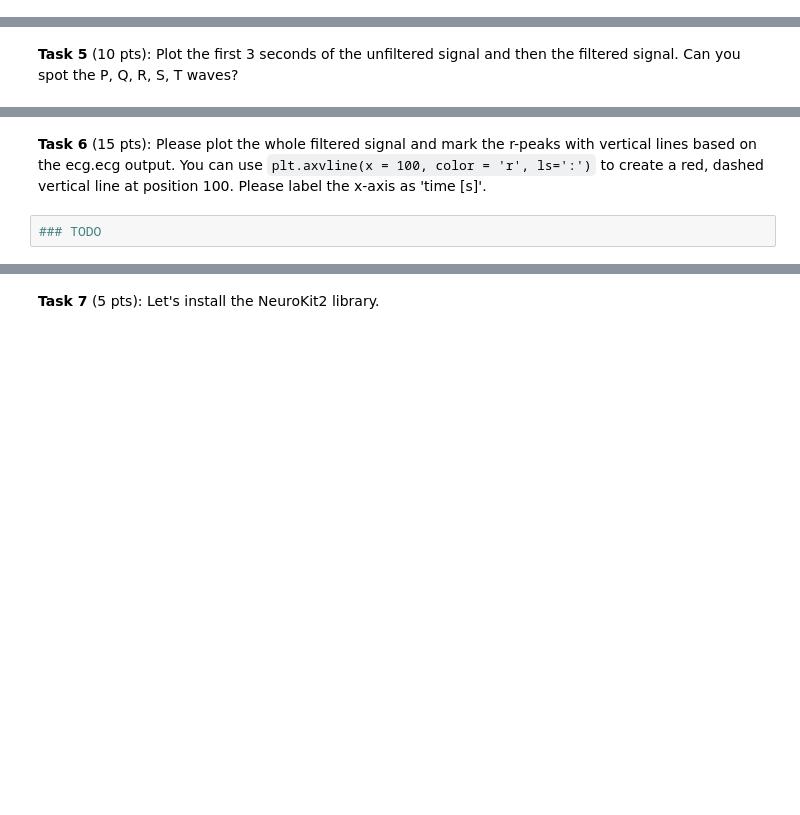
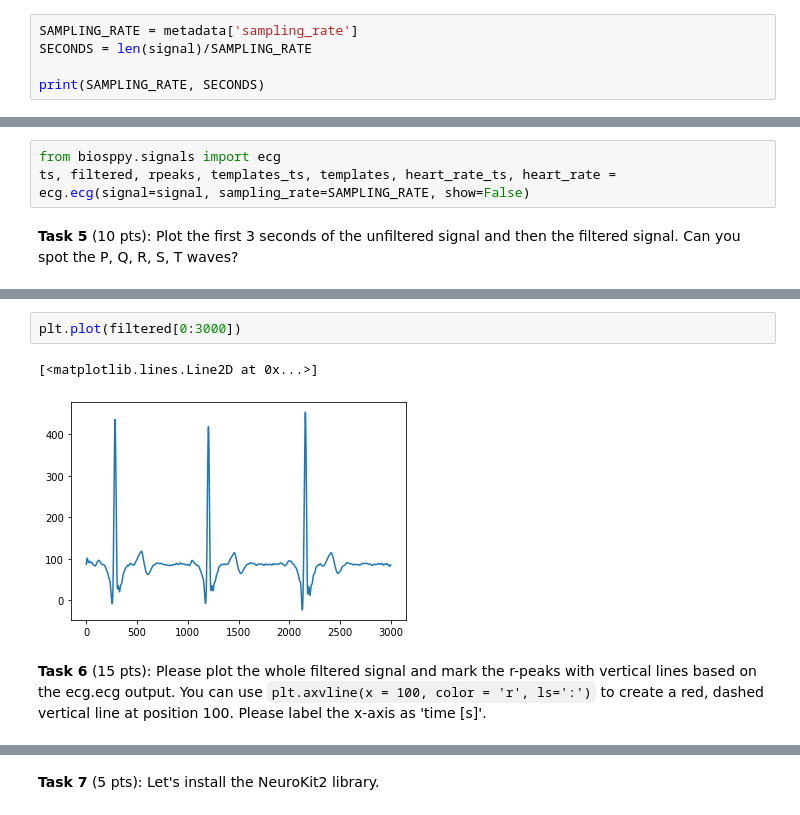
Before and after one commit to bostongfx/cs666student_2023, a Jupyter notebook: CS666_Assignment_1.ipynb, the cells around one changed output, grey strips where cells are left out. Saved outputs shown, nothing was run; the diff lists cells and outputs as text; blank space fills up the shorter version.

```diff
--- a/CS666_Assignment_1.ipynb
+++ b/CS666_Assignment_1.ipynb
@@ -24,0 +40,5 @@ SECONDS = 0 ### TODO!
+# %%
+SAMPLING_RATE = metadata['sampling_rate']
+SECONDS = len(signal)/SAMPLING_RATE
+
+print(SAMPLING_RATE, SECONDS)
@@ -29,2 +49,5 @@ SECONDS = 0 ### TODO!
+# %%
+from biosppy.signals import ecg
+ts, filtered, rpeaks, templates_ts, templates, heart_rate_ts, heart_rate = ecg.ecg(signal=signal, sampling_rate=SAMPLING_RATE, show=False)
 # %% [markdown]
 **Task 5** (10 pts): Plot the first 3 seconds of the unfiltered signal and then the filtered signal. Can you spot the P, Q, R, S, T waves?
@@ -35,4 +59,7 @@ SECONDS = 0 ### TODO!
+# %%
+plt.plot(filtered[0:3000])
+# %% [output]
+[<matplotlib.lines.Line2D at 0x...>]
+[figure, added]
 # %% [markdown]
 **Task 6** (15 pts): Please plot the whole filtered signal and mark the r-peaks with vertical lines based on the ecg.ecg output. You can use `plt.axvline(x = 100, color = 'r', ls=':')` to create a red, dashed vertical line at position 100. Please label the x-axis as 'time [s]'.
-# %%
-### TODO
```
Also changed, not shown: parts of 13 cells of this notebook.
